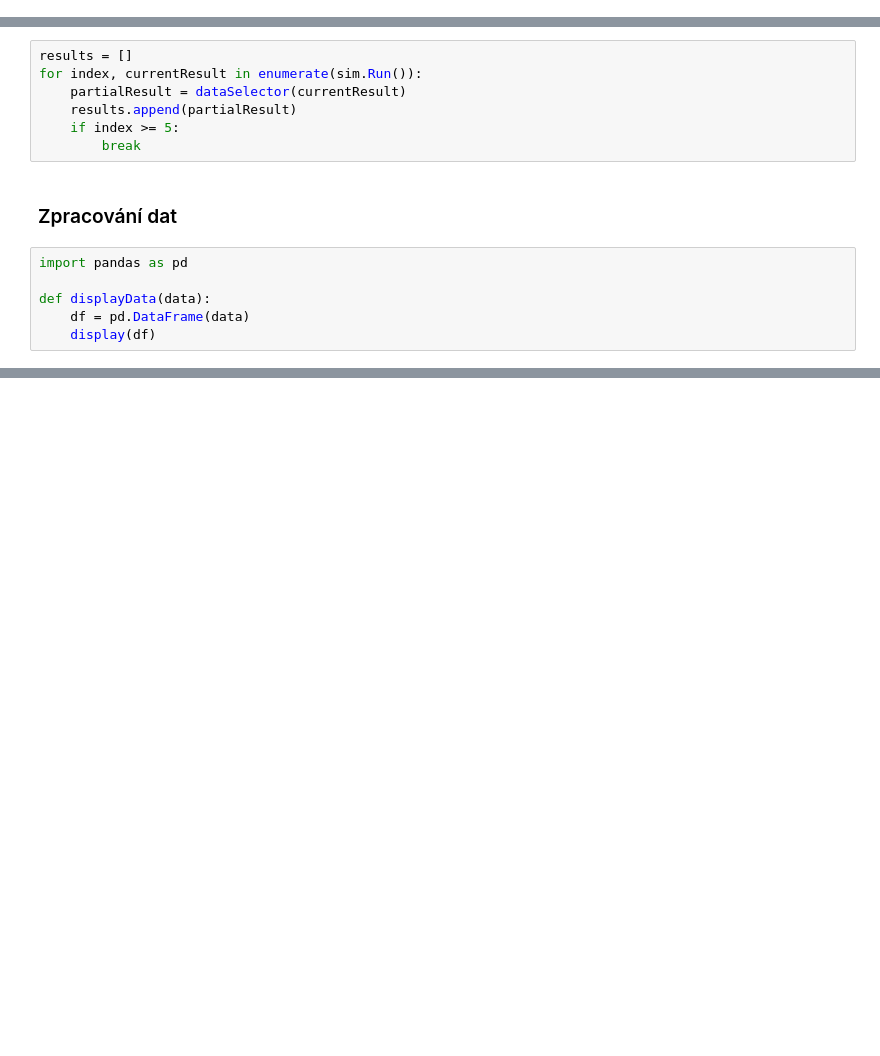
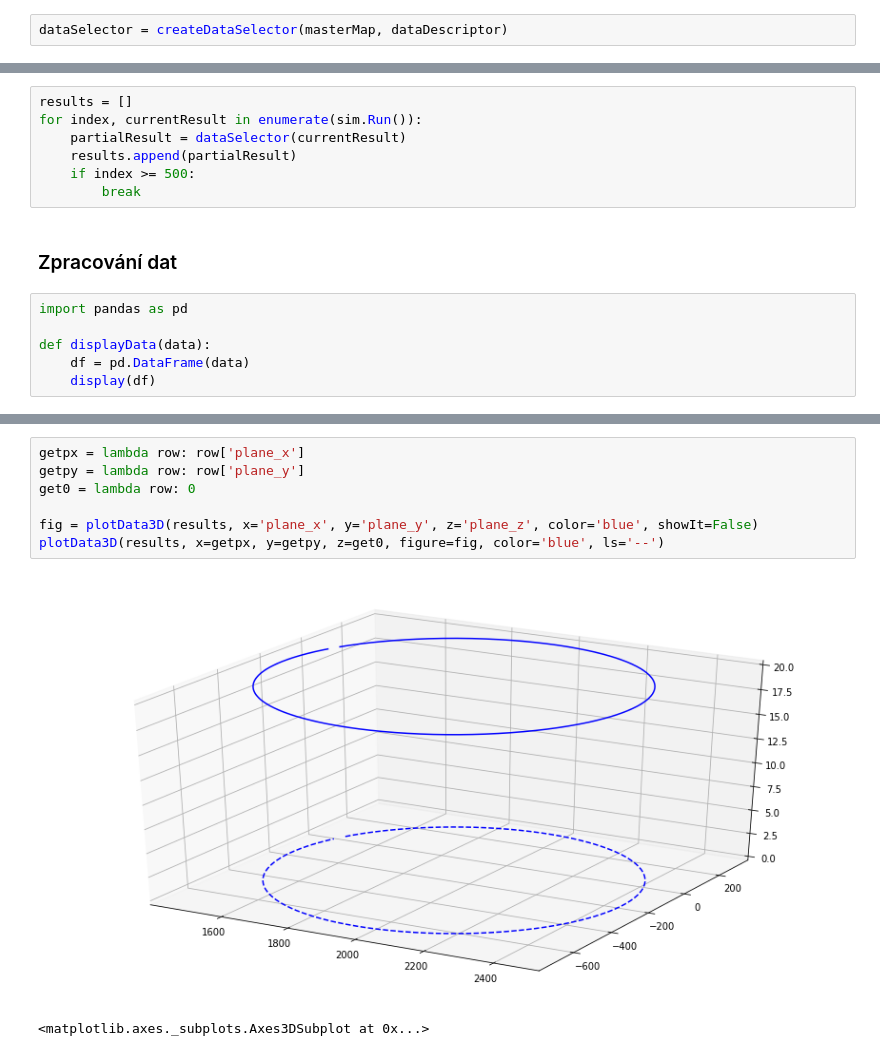
Before and after one commit to hrbolek/simodes, a Jupyter notebook: notebooks/examplesBcz.ipynb, the cells around one changed output, grey strips where cells are left out. Cells and saved outputs as stored; diff of their text form; blank space fills up the shorter version.

```diff
--- a/notebooks/examplesBcz.ipynb
+++ b/notebooks/examplesBcz.ipynb
@@ -58,6 +111,8 @@ dataDescriptor = {
     'y': lambda item: item['state']['y'][1],
     'z': lambda item: item['state']['y'][2]
 }
+# %%
+dataSelector = createDataSelector(masterMap, dataDescriptor)
 # %% [markdown]
 ### Cyklus simulace
 # %%
@@ -65,7 +120,7 @@ results = []
 for index, currentResult in enumerate(sim.Run()):
     partialResult = dataSelector(currentResult)
     results.append(partialResult)
-    if index >= 5:
+    if index >= 500:
         break
 # %% [markdown]
 ### Zpracování dat
@@ -79,0 +149,10 @@ displayData(results)
+# %%
+getpx = lambda row: row['plane_x']
+getpy = lambda row: row['plane_y']
+get0 = lambda row: 0
+
+fig = plotData3D(results, x='plane_x', y='plane_y', z='plane_z', color='blue', showIt=False)
+plotData3D(results, x=getpx, y=getpy, z=get0, figure=fig, color='blue', ls='--')
+# %% [output]
+[figure, added]
+<matplotlib.axes._subplots.Axes3DSubplot at 0x...>
```
Also changed, not shown: parts of 8 cells of this notebook.
